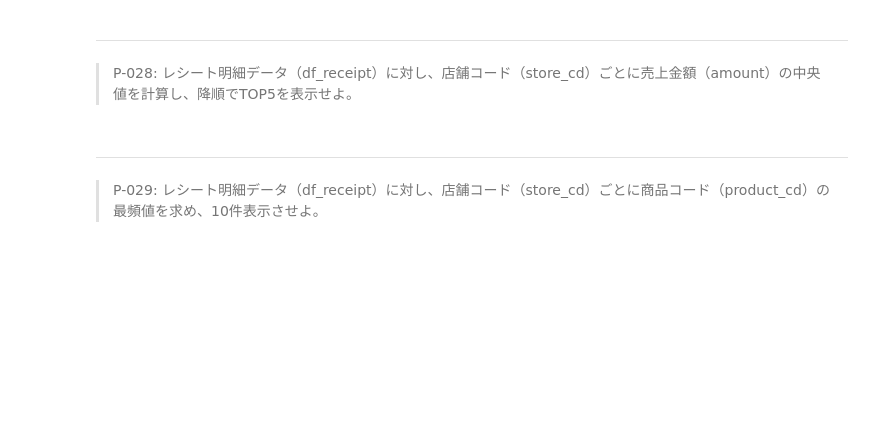
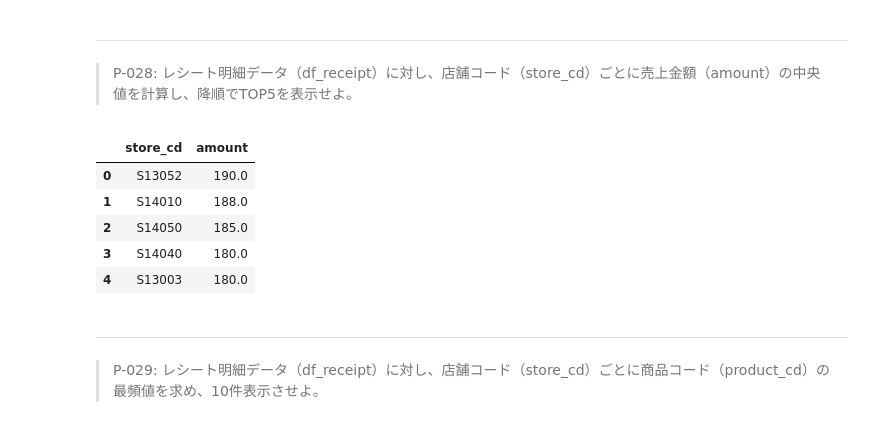
Before and after one commit to iakio/100knocks-preprocess, a Jupyter notebook: docker/work/preprocess_knock_Python.ipynb, the cells around one changed output. Cells and saved outputs as stored; diff of their text form; code cells hidden in the pictures; blank space fills up the shorter version.

```diff
--- a/docker/work/preprocess_knock_Python.ipynb
+++ b/docker/work/preprocess_knock_Python.ipynb
@@ -583,6 +583,15 @@ df_receipt.groupby("store_cd").amount.mean().sort_values(ascending=False).head(5
 # %% [markdown]
 ---
 > P-028: レシート明細データ（df_receipt）に対し、店舗コード（store_cd）ごとに売上金額（amount）の中央値を計算し、降順でTOP5を表示せよ。
+# %%
+df_receipt.groupby("store_cd").agg({"amount": "median"}).sort_values(by="amount", ascending=False).head(5).reset_index()
+# %% [output]
+|  | store_cd | amount |
+| 0 | S13052 | 190.0 |
+| 1 | S14010 | 188.0 |
+| 2 | S14050 | 185.0 |
+| 3 | S14040 | 180.0 |
+| 4 | S13003 | 180.0 |
 # %% [markdown]
 ---
 > P-029: レシート明細データ（df_receipt）に対し、店舗コード（store_cd）ごとに商品コード（product_cd）の最頻値を求め、10件表示させよ。
```
Also changed, not shown: parts of 2 cells of this notebook.
